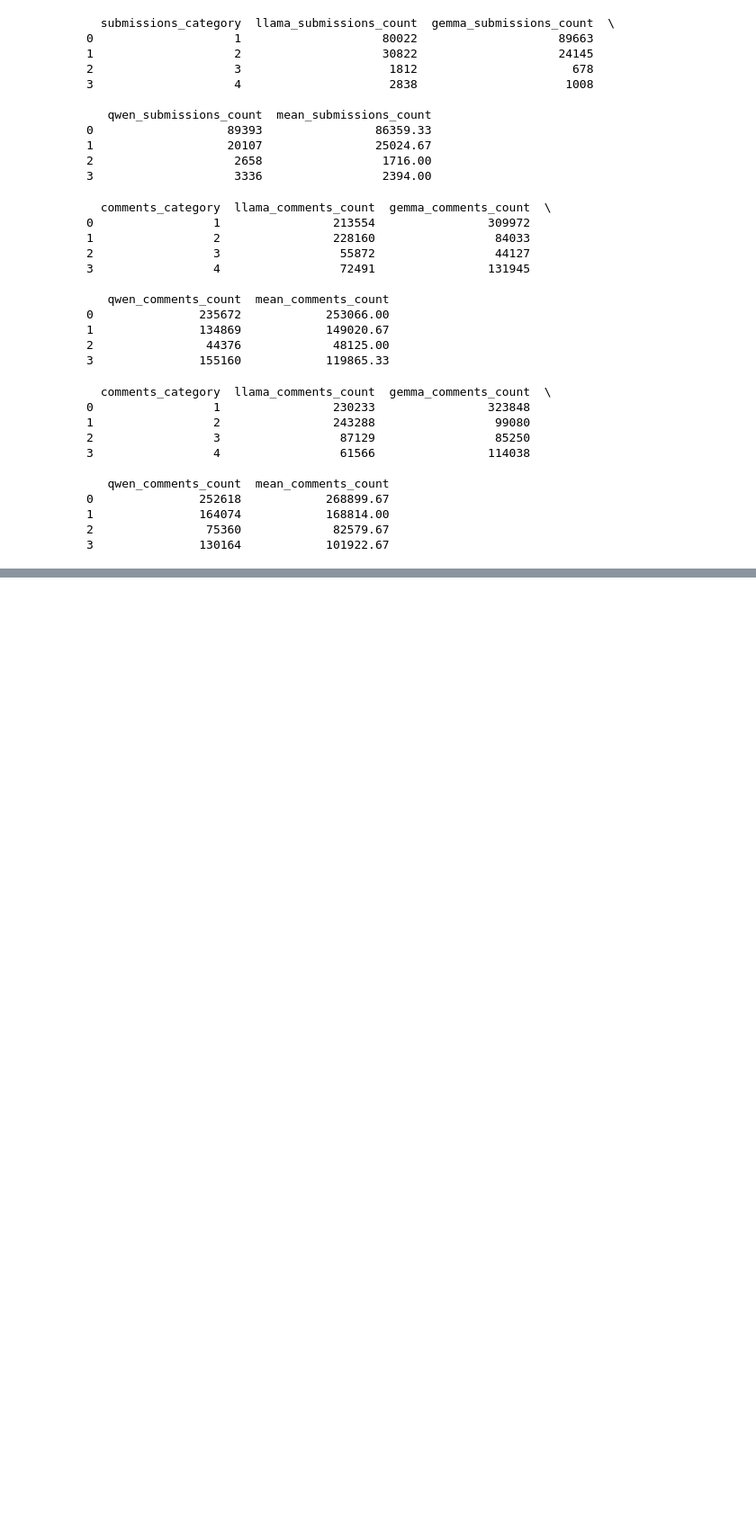
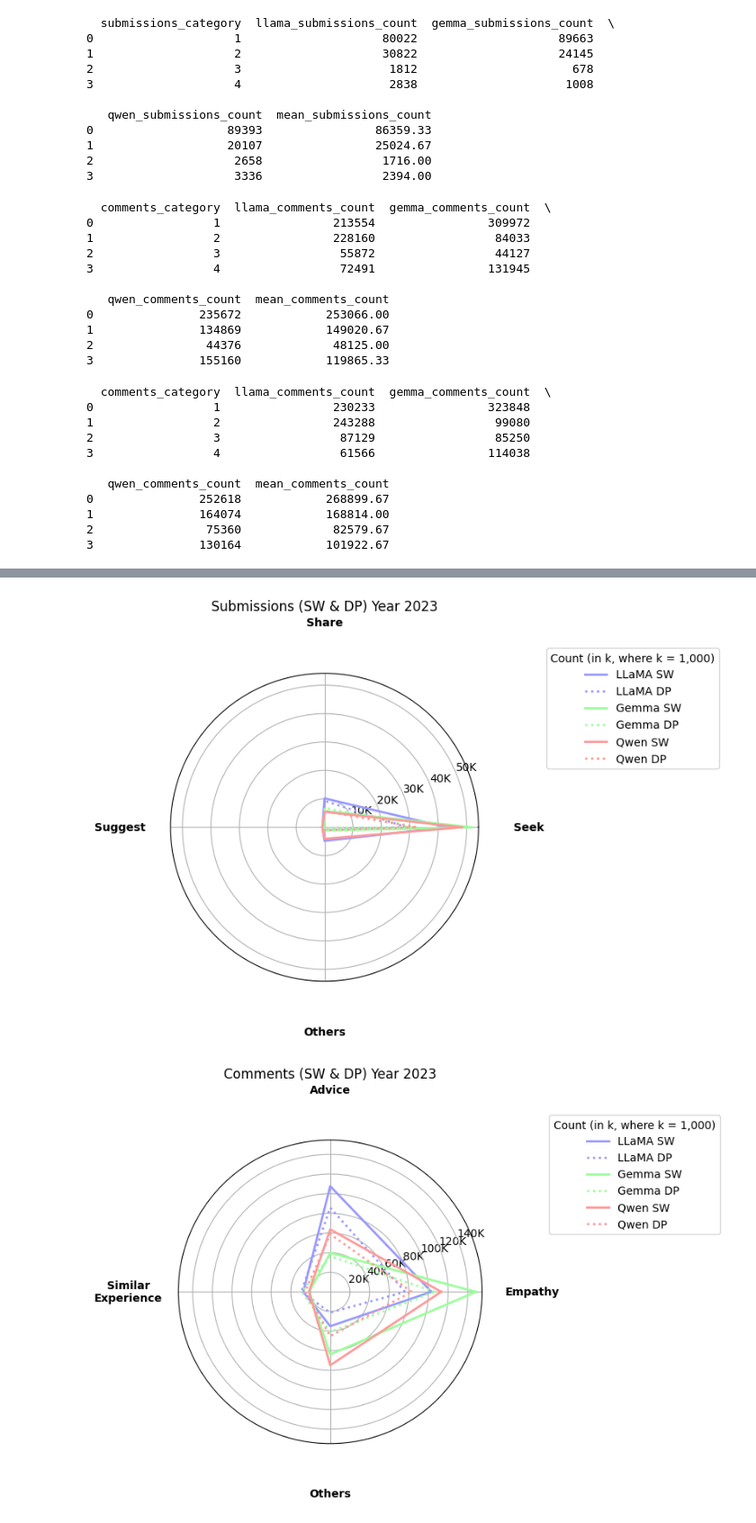
Before and after one commit to kiki3177/Suicide-Subreddits-Support-Dynamics, a Jupyter notebook: posts_categorization/stats.ipynb, the cells around one changed output, grey strips where cells are left out. Shown at 90% size. Drawn from its saved outputs; the diff is of its cells as text; code cells hidden in the pictures; blank space fills up the shorter version.

```diff
--- a/posts_categorization/stats.ipynb
+++ b/posts_categorization/stats.ipynb
@@ -198,0 +271,16 @@ for year in years:
+# %%
+# 2023
+# Data for submissions
+categories_sub = ['Seek', 'Share', 'Suggest', 'Others']
+data_sw_sub_2023 = [[42957, 10170, 732, 4792], [51605, 5728, 198, 1120], [48327, 5446, 808, 4070]]
+data_dp_sub_2023 = [[28909, 9326, 491, 866], [32274, 6876, 169, 273], [32194, 5661, 746, 991]]
+plot_radar_chart("Submissions (SW & DP) Year 2023", categories_sub, data_sw_sub_2023, data_dp_sub_2023, 'radar_charts/radar_submissions_2023.png')
+
+# Data for comments
+categories_com = ['Empathy', 'Advice', 'Similar Experience', 'Others']
+data_sw_com_2023 = [[103028, 107659, 27463, 35066], [148351, 39673, 21387, 63805], [113107, 63630, 21631, 74848]]
+data_dp_com_2023 = [[76177, 85736, 29447, 21191], [106426, 36348, 28885, 40892], [82929, 58720, 25677, 45225]]
+plot_radar_chart("Comments (SW & DP) Year 2023", categories_com, data_sw_com_2023, data_dp_com_2023,'radar_charts/radar_comments_2023.png')
+# %% [output]
+[figure, added]
+[figure, added]
```
Also changed, not shown: parts of 4 cells of this notebook, 8 other files.
